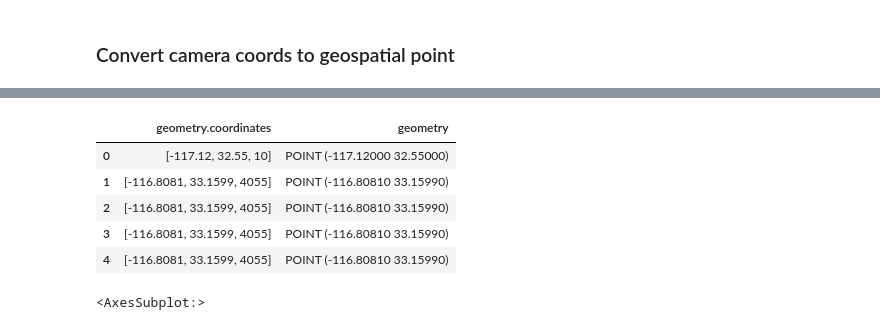
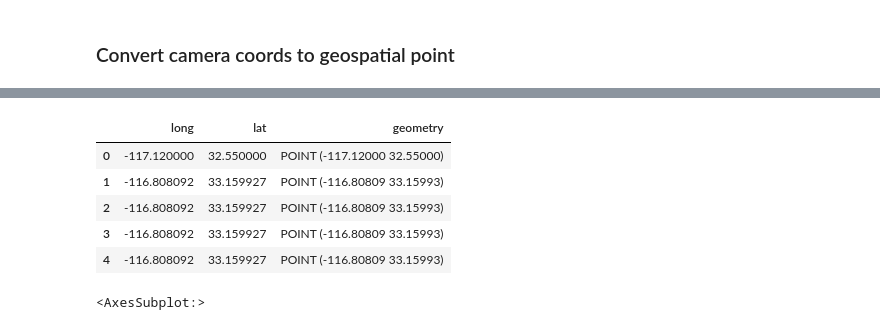
Before and after one commit to shaneluna/smokeynet-engineering, a Jupyter notebook: notebooks/weather/1_weather_process_camera_station_map.ipynb, the cells around one changed output, grey strips where cells are left out. Cells and saved outputs as stored; diff of their text form; code cells hidden in the pictures.

```diff
--- a/notebooks/weather/1_weather_process_camera_station_map.ipynb
+++ b/notebooks/weather/1_weather_process_camera_station_map.ipynb
@@ -147,14 +156,2 @@ print(hpwren_cameras_metadata_df.shape)
 # %% [markdown]
 ### Convert camera coords to geospatial point
-# %%
-# set geometry.coordinates to list instead of string
-hpwren_cameras_metadata_df["geometry.coordinates"] = hpwren_cameras_metadata_df[
-    "geometry.coordinates"
-].apply(lambda x: literal_eval(str(x)))
-
-# split new list of coordinates into temp df with column for lat, long, altitude (row order retained)
-temp_coords_df = pd.DataFrame(
-    hpwren_cameras_metadata_df["geometry.coordinates"].tolist(),
-    columns=["long", "lat", "elevation"],
-)
-temp_coords_df.head()
@@ -168,20 +158,23 @@ temp_coords_df.head()
 # %%
 # Generate spatial points for each camera lat, long
-camera_geometry = [Point(xy) for xy in zip(temp_coords_df.long, temp_coords_df.lat)]
+camera_geometry = [
+    Point(xy)
+    for xy in zip(hpwren_cameras_metadata_df.long, hpwren_cameras_metadata_df.lat)
+]
 
 # Convert df to geopandas df and append geometry column
 hpwren_cameras_metadata_gdf = GeoDataFrame(
     hpwren_cameras_metadata_df, crs="EPSG:4326", geometry=camera_geometry
 )  # epsg code 4326 = wgs84
 # %%
-hpwren_cameras_metadata_gdf.head()[["geometry.coordinates", "geometry"]]
+hpwren_cameras_metadata_gdf.head()[["long", "lat", "geometry"]]
 # %% [output]
-|  | geometry.coordinates | geometry |
-| 0 | [-117.12, 32.55, 10] | POINT (-117.12000 32.55000) |
-| 1 | [-116.8081, 33.1599, 4055] | POINT (-116.80810 33.15990) |
-| 2 | [-116.8081, 33.1599, 4055] | POINT (-116.80810 33.15990) |
-| 3 | [-116.8081, 33.1599, 4055] | POINT (-116.80810 33.15990) |
-| 4 | [-116.8081, 33.1599, 4055] | POINT (-116.80810 33.15990) |
+|  | long | lat | geometry |
+| 0 | -117.120000 | 32.550000 | POINT (-117.12000 32.55000) |
+| 1 | -116.808092 | 33.159927 | POINT (-116.80809 33.15993) |
+| 2 | -116.808092 | 33.159927 | POINT (-116.80809 33.15993) |
+| 3 | -116.808092 | 33.159927 | POINT (-116.80809 33.15993) |
+| 4 | -116.808092 | 33.159927 | POINT (-116.80809 33.15993) |
 # %%
 # Read US shapefile provied via: https://www.weather.gov/gis/USStates
 states_gdf = geopandas.read_file("../../data/raw/s_22mr22/s_22mr22.shp")
```
Also changed, not shown: parts of 17 cells of this notebook, 2 other files.
